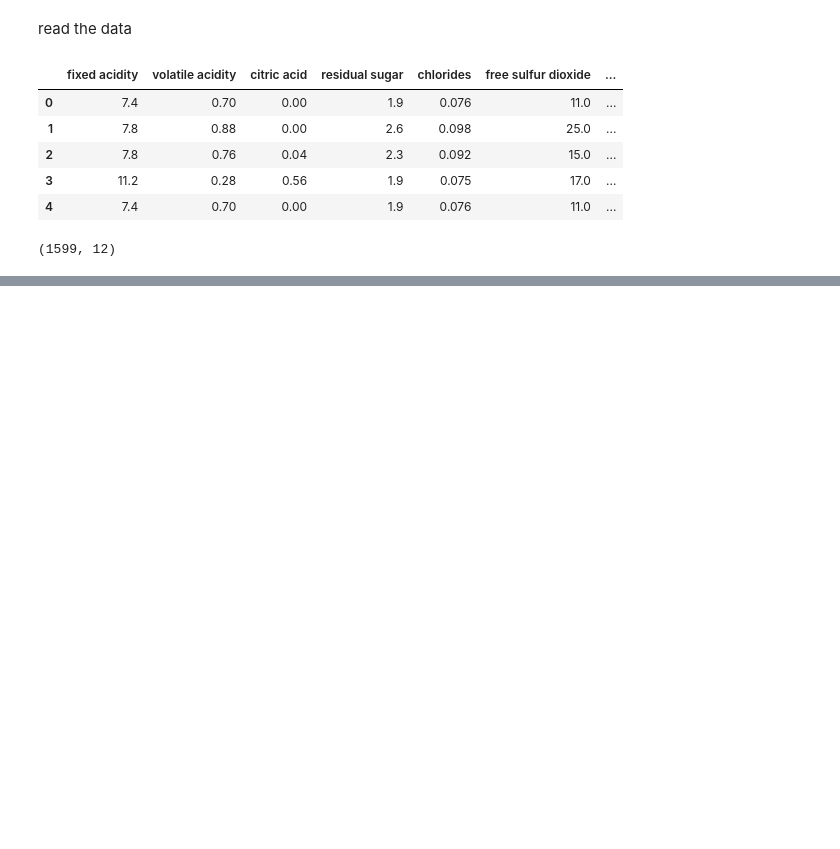
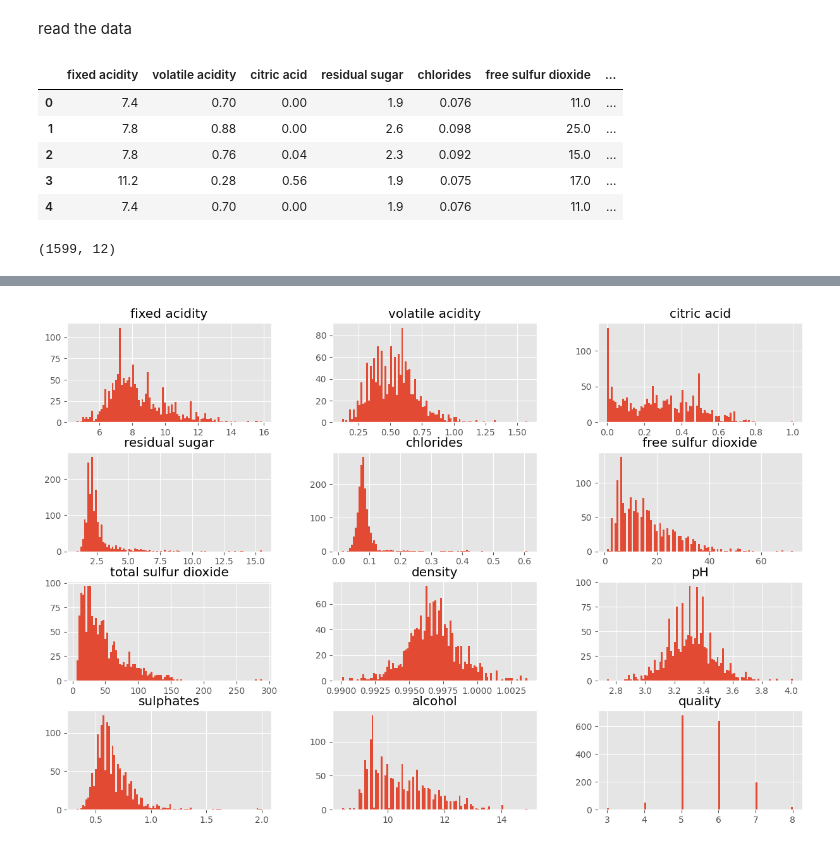
Before and after one commit to kumar-kiran-24/wine-quality-prediction, a Jupyter notebook: src/main.ipynb, the cells around one changed output, grey strips where cells are left out. Saved outputs shown, nothing was run; the diff lists cells and outputs as text; code cells hidden in the pictures; blank space fills up the shorter version.

```diff
--- a/src/main.ipynb
+++ b/src/main.ipynb
@@ -36,0 +85,5 @@ wine_df.shape
+# %%
+wine_df.hist(bins=100,figsize=(15,10))
+plt.show()
+# %% [output]
+[figure, added]
```
Also changed, not shown: parts of 14 cells of this notebook, 4 other files.
